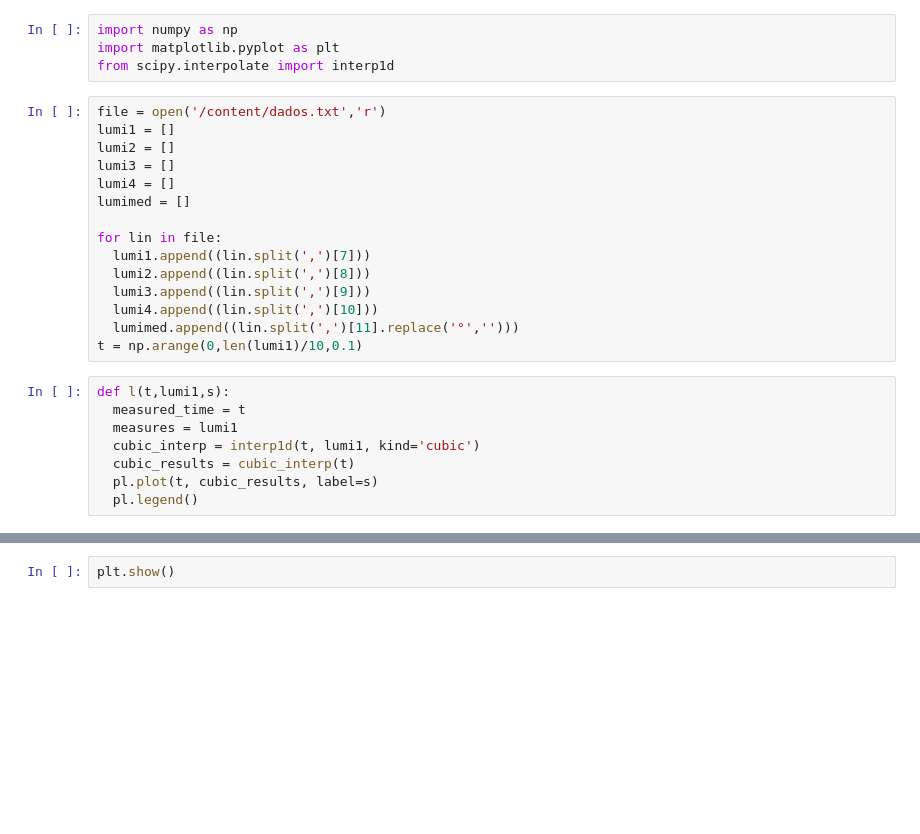
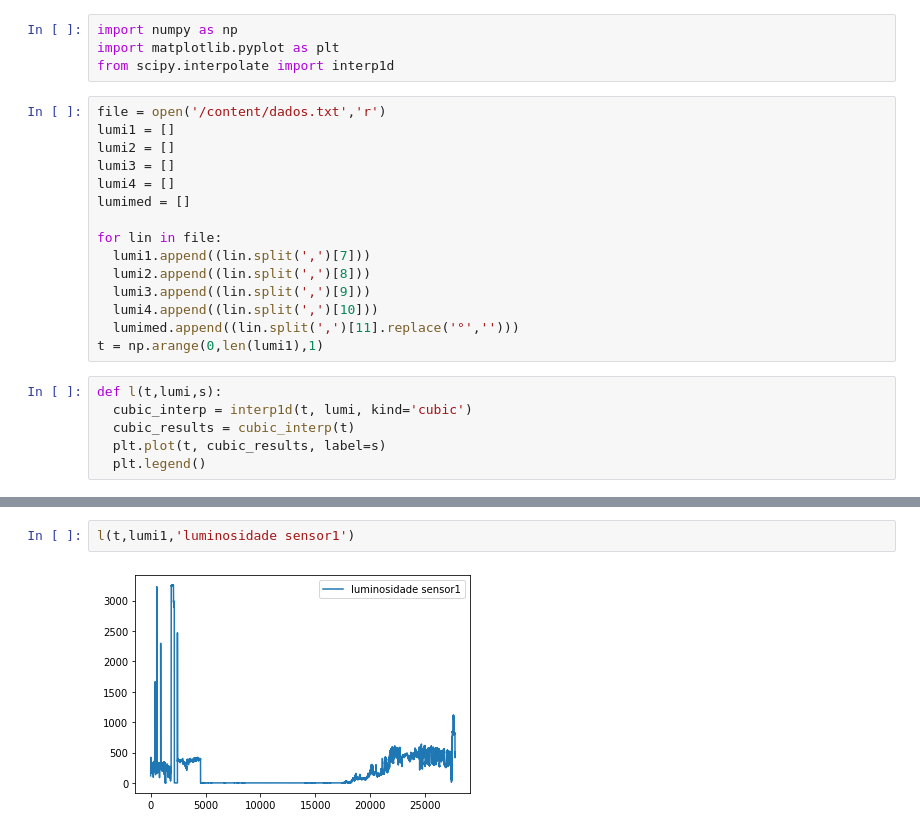
Before and after one commit to valmyr/Colaratory, a Jupyter notebook: plot_de_dados_luminosidade_interpolacao_cubic.ipynb, the cells around one changed output, grey strips where cells are left out. Saved outputs shown, nothing was run; the diff lists cells and outputs as text; blank space fills up the shorter version.

```diff
--- a/plot_de_dados_luminosidade_interpolacao_cubic.ipynb
+++ b/plot_de_dados_luminosidade_interpolacao_cubic.ipynb
@@ -18,15 +18,13 @@ for lin in file:
   lumi3.append((lin.split(',')[9]))
   lumi4.append((lin.split(',')[10]))
   lumimed.append((lin.split(',')[11].replace('°','')))
-t = np.arange(0,len(lumi1)/10,0.1)
+t = np.arange(0,len(lumi1),1)
 # %%
-def l(t,lumi1,s):
-  measured_time = t
-  measures = lumi1
-  cubic_interp = interp1d(t, lumi1, kind='cubic')
+def l(t,lumi,s):
+  cubic_interp = interp1d(t, lumi, kind='cubic')
   cubic_results = cubic_interp(t)
-  pl.plot(t, cubic_results, label=s)
-  pl.legend()
+  plt.plot(t, cubic_results, label=s)
+  plt.legend()
 # %%
 l(t,lumi1,'luminosidade sensor1')
 l(t,lumi2,'luminosidade sensor2')
@@ -36,2 +36,4 @@ l(t,lumimed,'luminosidade média')
-# %%
-plt.show()
+# %%
+l(t,lumi1,'luminosidade sensor1')
+# %% [output]
+[figure, added]
```
Also changed, not shown: parts of 5 cells of this notebook.
